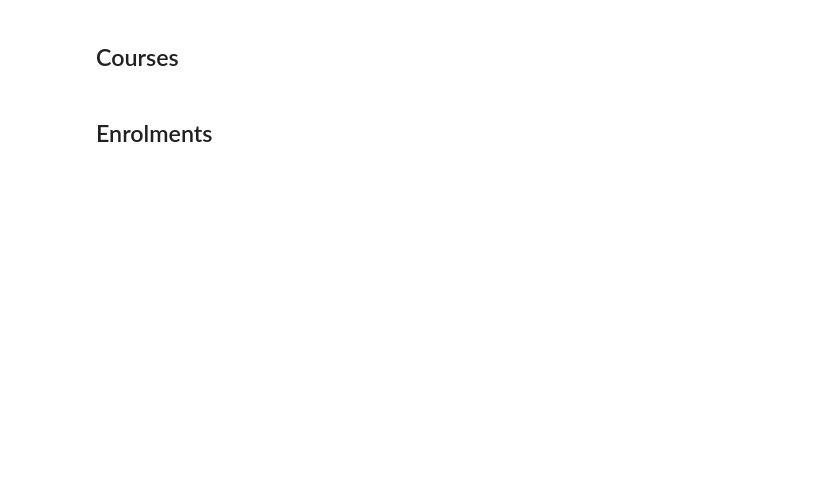
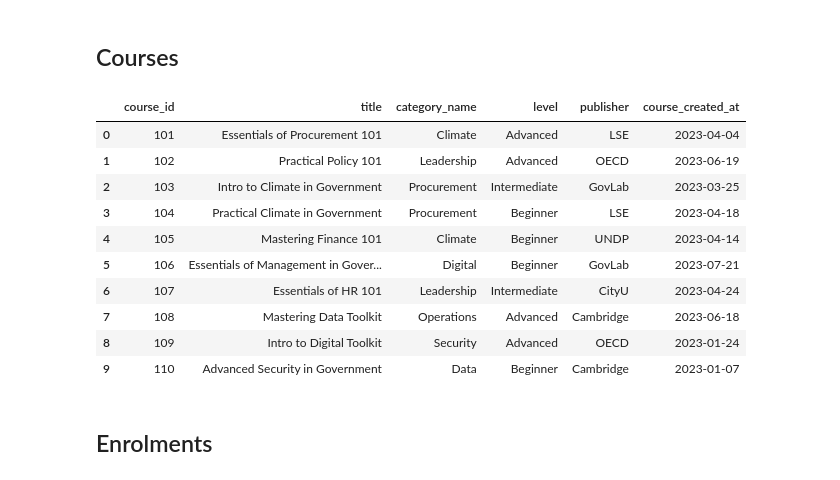
Before and after one commit to apolitical/data-challenge, a Jupyter notebook: notebooks/data_exploration.ipynb, the cells around one changed output. Cells and saved outputs as stored; diff of their text form; code cells hidden in the pictures; blank space fills up the shorter version.

```diff
--- a/notebooks/data_exploration.ipynb
+++ b/notebooks/data_exploration.ipynb
@@ -34,7 +68,19 @@ conn.sql("""
 # %% [markdown]
 ## Courses
 # %%
-conn.sql('SELECT * FROM raw.courses LIMIT 10')
+conn.sql('SELECT * FROM raw.courses LIMIT 10').fetchdf()
+# %% [output]
+|  | course_id | title | category_name | level | publisher | course_created_at |
+| 0 | 101 | Essentials of Procurement 101 | Climate | Advanced | LSE | 2023-04-04 |
+| 1 | 102 | Practical Policy 101 | Leadership | Advanced | OECD | 2023-06-19 |
+| 2 | 103 | Intro to Climate in Government | Procurement | Intermediate | GovLab | 2023-03-25 |
+| 3 | 104 | Practical Climate in Government | Procurement | Beginner | LSE | 2023-04-18 |
+| 4 | 105 | Mastering Finance 101 | Climate | Beginner | UNDP | 2023-04-14 |
+| 5 | 106 | Essentials of Management in Gover... | Digital | Beginner | GovLab | 2023-07-21 |
+| 6 | 107 | Essentials of HR 101 | Leadership | Intermediate | CityU | 2023-04-24 |
+| 7 | 108 | Mastering Data Toolkit | Operations | Advanced | Cambridge | 2023-06-18 |
+| 8 | 109 | Intro to Digital Toolkit | Security | Advanced | OECD | 2023-01-24 |
+| 9 | 110 | Advanced Security in Government | Data | Beginner | Cambridge | 2023-01-07 |
 # %% [markdown]
 ## Enrolments
 # %%
```
Also changed, not shown: parts of 28 cells of this notebook, 5 other files.
